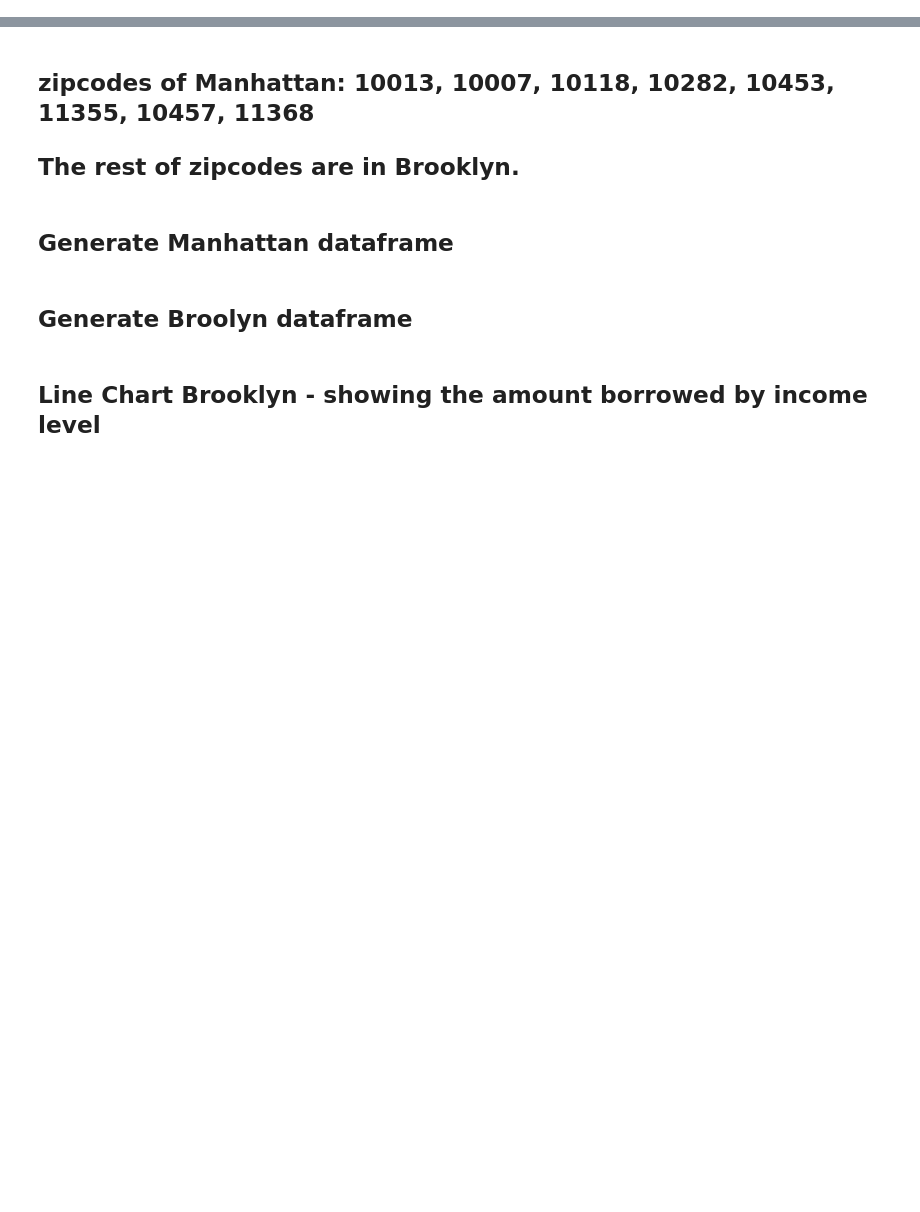
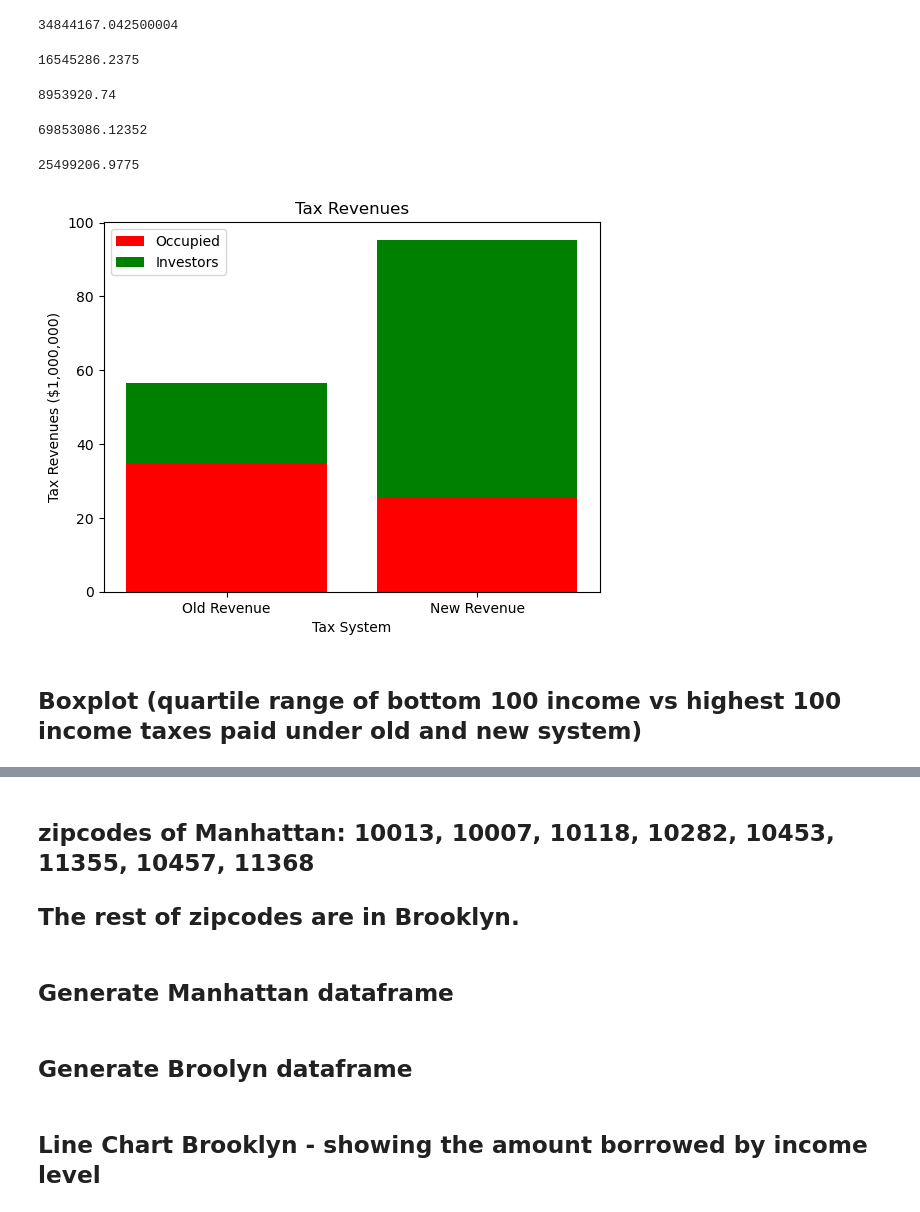
Before and after one commit to Kat-McEldowney/Group_project_1, a Jupyter notebook: visulasions_in_progress.ipynb, the cells around one changed output, grey strips where cells are left out. Cells and saved outputs as stored; diff of their text form; code cells hidden in the pictures; blank space fills up the shorter version.

```diff
--- a/visulasions_in_progress.ipynb
+++ b/visulasions_in_progress.ipynb
@@ -133,0 +192,44 @@ bklyn_oocc.shape
+# %%
+oocc_old_sum = oocc_mansion_sum + oocc_mtg_sum
+oocc_old_sum
+# %% [output]
+34844167.042500004
+# %%
+investors_mtg_sum = bklyn_investors["Mtg Tx Pd"].sum()
+investors_mtg_sum
+# %% [output]
+16545286.2375
+# %%
+investors_mansion_sum = bklyn_investors["Mansion Tax Pd"].sum()
+investors_mansion_sum
+# %% [output]
+8953920.74
+# %%
+investors_sales_tax_sum = bklyn_investors["New Sales Tax Amount"].sum()
+investors_sales_tax_sum
+# %% [output]
+69853086.12352
+# %%
+investors_old_sum = investors_mansion_sum + investors_mtg_sum
+investors_old_sum
+# %% [output]
+25499206.9775
+# %%
+bar_labels = ['Old Revenue', 'New Revenue']
+y_old_sum = [oocc_old_sum/1e6, investors_old_sum/1e6]
+y_new_sales_tax_sum = [oocc_sales_tax_sum/1e6, investors_sales_tax_sum/1e6]
+
+plt.bar(bar_labels, y_old_sum, color='r')
+plt.bar(bar_labels, y_new_sales_tax_sum, bottom=y_old_sum, color='g')
+# plt.bar(bar_labels, y_oocc_sales_tax_sum, bottom=y_oocc_old_sum, color='b')
+# plt.bar(bar_labels, y_investors_old_sum, color='g')
+# plt.bar(bar_labels, y_investors_sales_tax_sum, bottom=y_investors_old_sum, color='m')
+plt.title("Tax Revenues")
+plt.xlabel("Tax System")
+plt.ylabel("Tax Revenues ($1,000,000)")
+plt.legend(["Occupied", "Investors"])
+plt.show()
+# %% [output]
+[figure, added]
+# %% [markdown]
+## Boxplot (quartile range of bottom 100 income vs highest 100 income taxes paid under old and new system)
```
Also changed, not shown: parts of 56 cells of this notebook.
